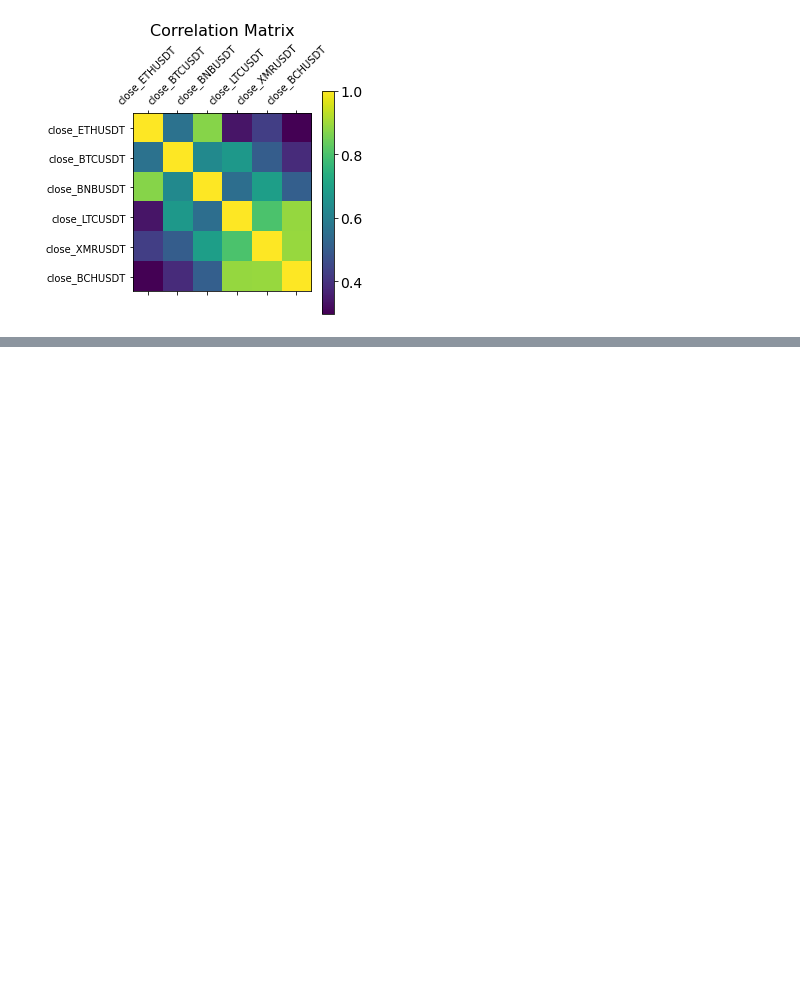
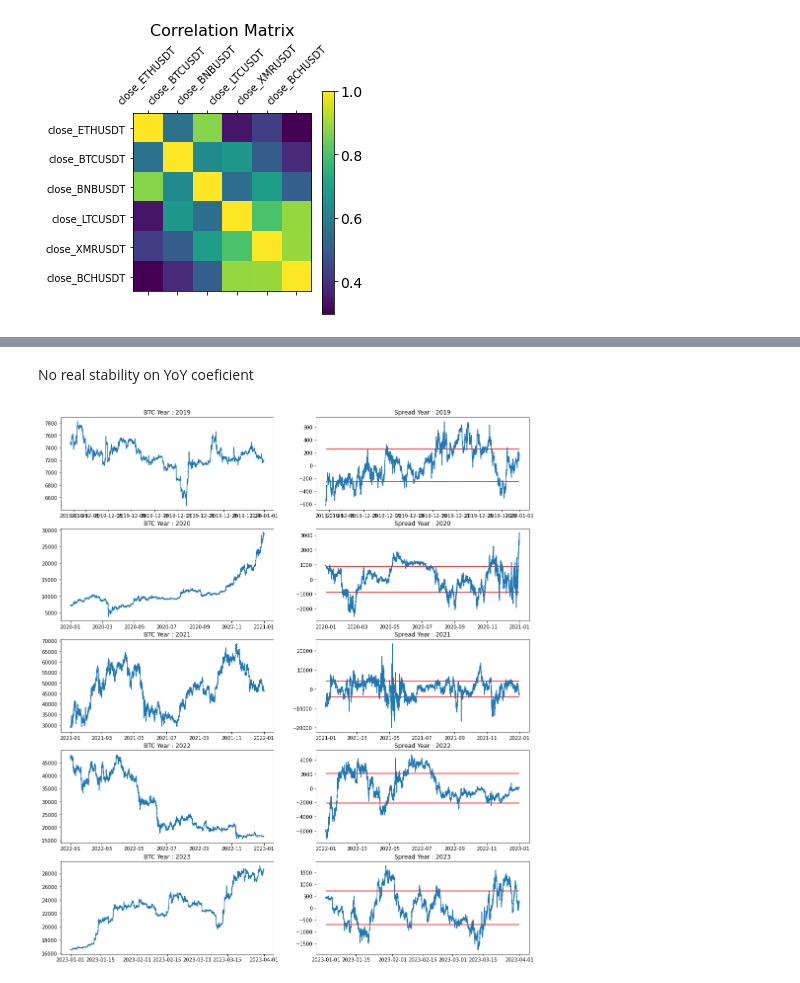
Before and after one commit to Faissal-Titouan/Crypto_Statistical_Arbitrage, a Jupyter notebook: notebook_stat/01_Firsts_try.ipynb, the cells around one changed output, grey strips where cells are left out. Saved outputs shown, nothing was run; the diff lists cells and outputs as text; code cells hidden in the pictures; blank space fills up the shorter version.

Commit message:
adding year differenciation

```diff
--- a/notebook_stat/01_Firsts_try.ipynb
+++ b/notebook_stat/01_Firsts_try.ipynb
@@ -162,0 +209,21 @@ plt.show()
+# %%
+working_df = all_crypto_15.set_index('open_time')[list_column].dropna()
+working_df.index = pd.to_datetime(working_df.index)
+# %%
+all_years = working_df.index.year.unique().to_list()
+# %%
+for year in all_years :
+    year_df = working_df.loc[str(year)]
+
+    endog = year_df['close_BTCUSDT']
+    exog  = year_df.drop('close_BTCUSDT',axis = 1)
+
+    model = sm.OLS(endog= endog,exog = exog)
+    model_calibrated = model.fit()
+
+    model_calibrated.save(f'../models/OLS/ols_{year}.pk')
+# %%
+params_df = pd.DataFrame()
+for year in all_years :
+    model_loaded = model_calibrated.load(f'../models/OLS/ols_{year}.pk')
+    params_df = pd.concat([params_df,pd.DataFrame([model_loaded.params],index = [year])])
@@ -162,0 +239,21 @@ plt.show()
+# %% [markdown]
+No real stability on YoY coeficient
+# %%
+fig,ax = plt.subplots(len(all_years),2,figsize= (17,20))
+for i  in range(len(all_years)) :
+    year = all_years[i]
+    model_loaded = model_calibrated.load(f'../models/OLS/ols_{year}.pk')
+    spread = working_df.loc[str(year)]['close_BTCUSDT'] - model_loaded.predict()
+
+    xmin = working_df.loc[str(year)]['close_BTCUSDT'].index[0]
+    xmax = working_df.loc[str(year)]['close_BTCUSDT'].index[-1]
+
+    ax[i][1].plot(spread, label = year)
+    ax[i][1].hlines(np.std(spread),xmin = xmin,xmax = xmax,color = 'r')
+    ax[i][1].hlines(-np.std(spread),xmin = xmin,xmax = xmax,color = 'r')
+    ax[i][1].set_title(f'Spread Year : {year}')
+
+    ax[i][0].plot(working_df.loc[str(year)]['close_BTCUSDT'])
+    ax[i][0].set_title(f'BTC Year : {year}')
+# %% [output]
+[figure, added]
```
Also changed, not shown: parts of 11 cells of this notebook.
